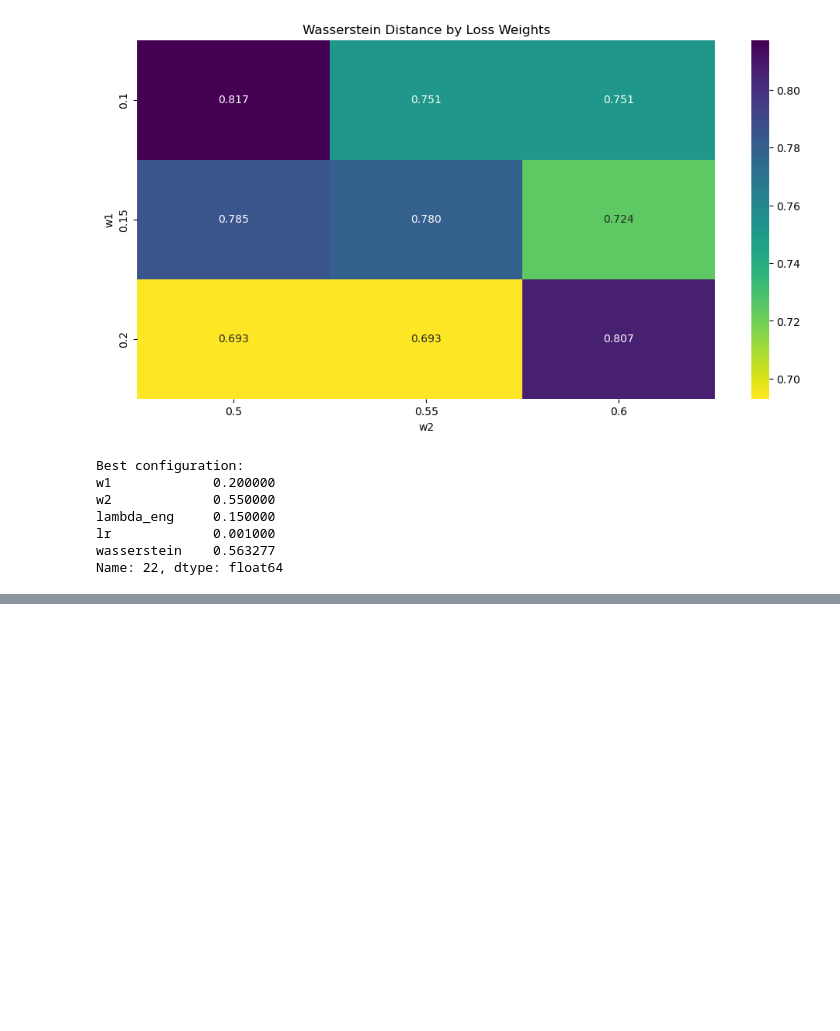
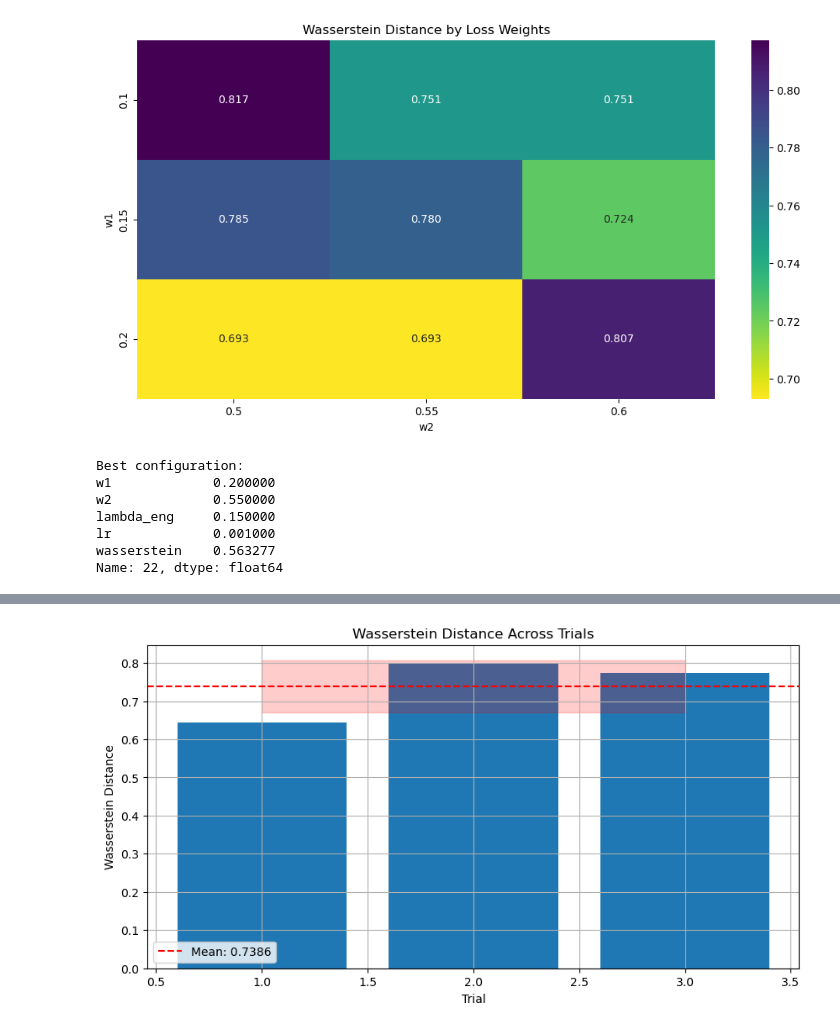
Before and after one commit to RaghuRamSatt/FraudFusion, a Jupyter notebook: Fraud_Diffusion_Model_Development_Baseline_improved_HyperTuning.ipynb, the cells around one changed output, grey strips where cells are left out. Saved outputs shown, nothing was run; the diff lists cells and outputs as text; code cells hidden in the pictures; blank space fills up the shorter version.

```diff
--- a/Fraud_Diffusion_Model_Development_Baseline_improved_HyperTuning.ipynb
+++ b/Fraud_Diffusion_Model_Development_Baseline_improved_HyperTuning.ipynb
@@ -244,3 +244,73 @@ lambda_eng     0.150000
 lr             0.001000
 wasserstein    0.563277
 Name: 22, dtype: float64
+# %%
+#############################################
+# Step 1: Add Seed Control
+#############################################
+def set_seed(seed=42):
+    torch.manual_seed(seed)
+    torch.cuda.manual_seed_all(seed)
+    np.random.seed(seed)
+    torch.backends.cudnn.deterministic = True
+    torch.backends.cudnn.benchmark = False
+
+#############################################
+# Step 2: Run Multiple Trials
+#############################################
+# Best configuration from previous tuning
+best_config = {
+    'w1': 0.2,
+    'w2': 0.55,
+    'lambda_eng': 0.15,
+    'lr': 0.001
+}
+
+num_trials = 3
+trial_results = []
+
+print("\nVerifying best configuration with multiple trials:")
+for trial in range(num_trials):
+    set_seed(42 + trial)  # Different seed for each trial
+    print(f"\n=== Trial {trial + 1}/{num_trials} ===")
+
+    # Create dataset and loader
+    train_dataset = FraudDataset(X_train_num, X_train_cat)
+    train_loader = DataLoader(train_dataset, batch_size=40, shuffle=True)
+
+    # Train model and get trained model back
+    trained_model = train_model(best_config, train_loader)
+    ws_dist = evaluate_model(trained_model)
+
+    trial_results.append({
+        'trial': trial + 1,
+        'wasserstein': ws_dist
+    })
+
+    print(f"\nTrial {trial + 1} Results:")
+    print(f"  Wasserstein: {ws_dist:.4f}")
+
+# Calculate statistics
+wasserstein_scores = [r['wasserstein'] for r in trial_results]
+mean_wasserstein = np.mean(wasserstein_scores)
+std_wasserstein = np.std(wasserstein_scores)
+
+print("\nOverall Results:")
+print(f"Mean Wasserstein: {mean_wasserstein:.4f} ± {std_wasserstein:.4f}")
+
+# Visualize results
+plt.figure(figsize=(10, 5))
+plt.bar(range(1, num_trials + 1), wasserstein_scores)
+plt.axhline(y=mean_wasserstein, color='r', linestyle='--',
+           label=f'Mean: {mean_wasserstein:.4f}')
+plt.fill_between(range(1, num_trials + 1),
+                 mean_wasserstein - std_wasserstein,
+                 mean_wasserstein + std_wasserstein,
+                 alpha=0.2, color='r')
+plt.xlabel('Trial')
+plt.ylabel('Wasserstein Distance')
+plt.title('Wasserstein Distance Across Trials')
+plt.legend()
+plt.grid(True)
+plt.show()
+# %% [output]
@@ -246,0 +334 @@ Name: 22, dtype: float64
+[figure, added]
```
Also changed, not shown: parts of 1 cell of this notebook, 20 other files.
